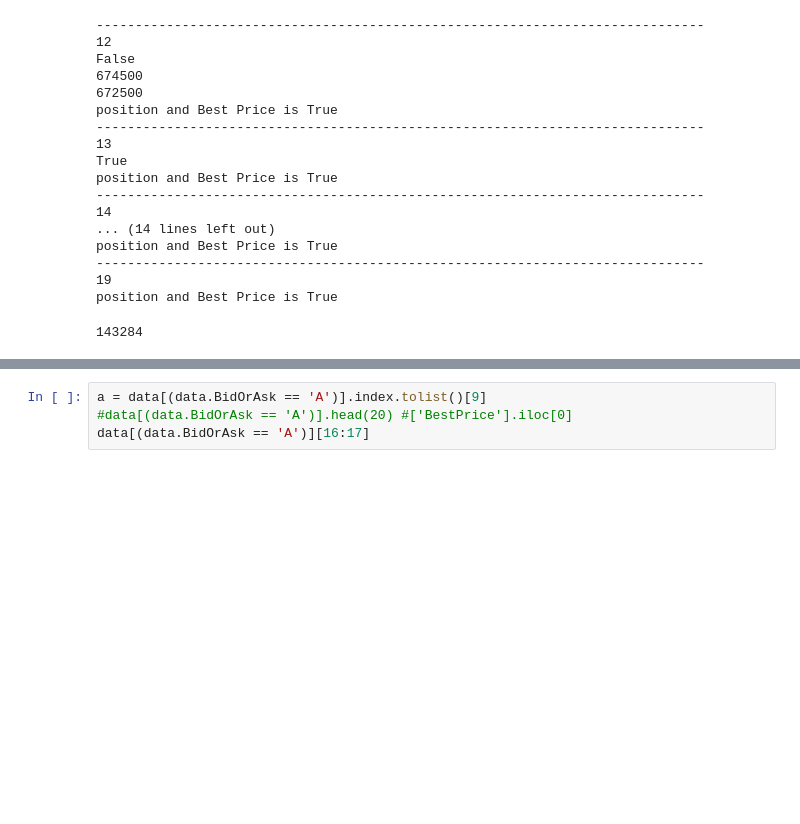
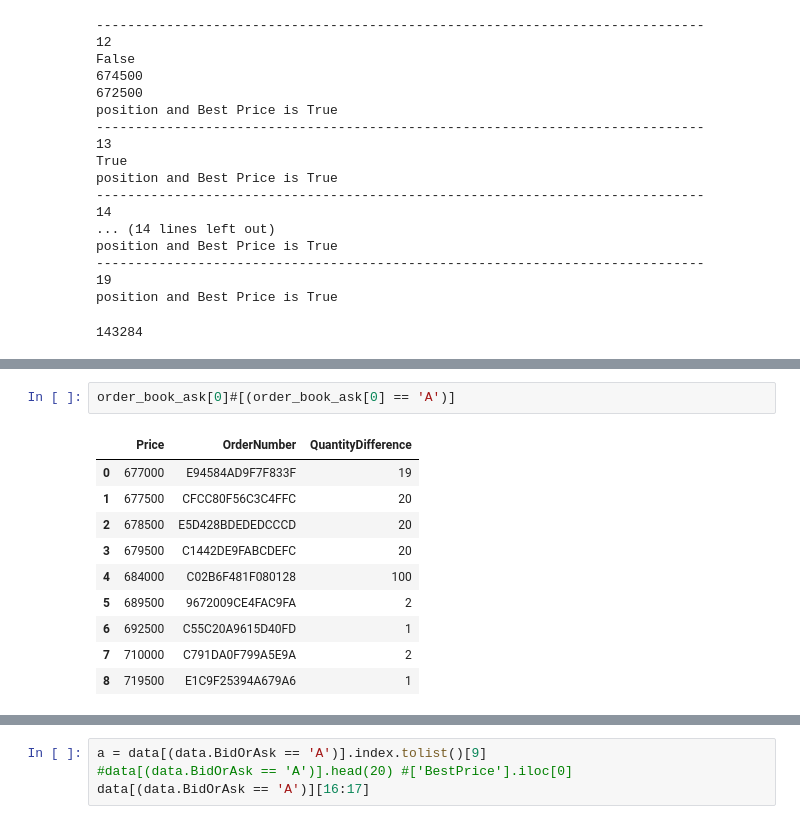
Before and after one commit to rorysroes/SGX-Full-OrderBook-Tick-Data-Trading-Strategy, a Jupyter notebook: check_bestprice_error.ipynb, the cells around one changed output, grey strips where cells are left out. Saved outputs shown, nothing was run; the diff lists cells and outputs as text; blank space fills up the shorter version.

```diff
--- a/check_bestprice_error.ipynb
+++ b/check_bestprice_error.ipynb
@@ -1037,3 +1068,16 @@ position and Best Price is True
+# %%
+order_book_ask[0]#[(order_book_ask[0] == 'A')]
+# %% [output]
+|  | Price | OrderNumber | QuantityDifference |
+| 0 | 677000 | E94584AD9F7F833F | 19 |
+| 1 | 677500 | CFCC80F56C3C4FFC | 20 |
+| 2 | 678500 | E5D428BDEDEDCCCD | 20 |
+| 3 | 679500 | C1442DE9FABCDEFC | 20 |
+| 4 | 684000 | C02B6F481F080128 | 100 |
+| 5 | 689500 | 9672009CE4FAC9FA | 2 |
+| 6 | 692500 | C55C20A9615D40FD | 1 |
+| 7 | 710000 | C791DA0F799A5E9A | 2 |
+| 8 | 719500 | E1C9F25394A679A6 | 1 |
 # %%
 import time
 data_ask = data[(data.BidOrAsk == 'A')].reindex()
```
Also changed, not shown: parts of 9 cells of this notebook.
